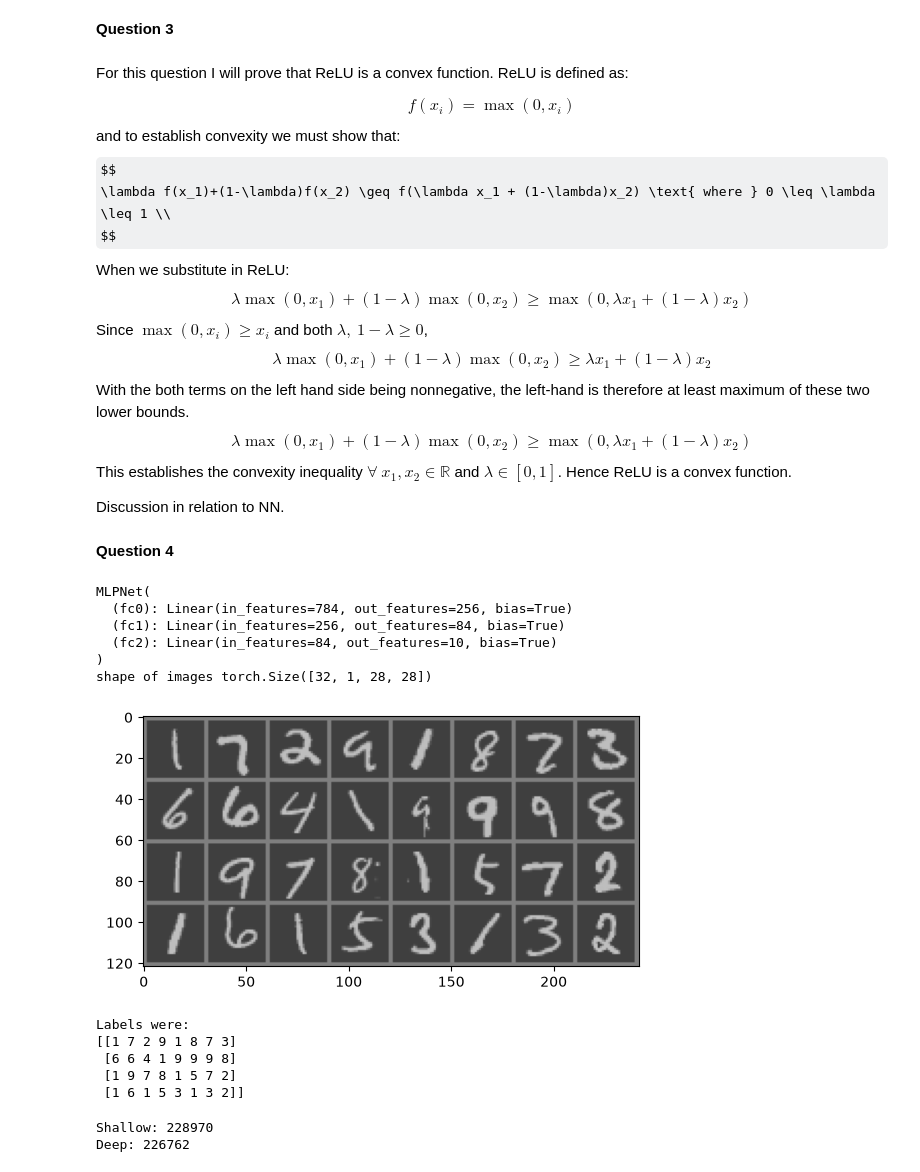
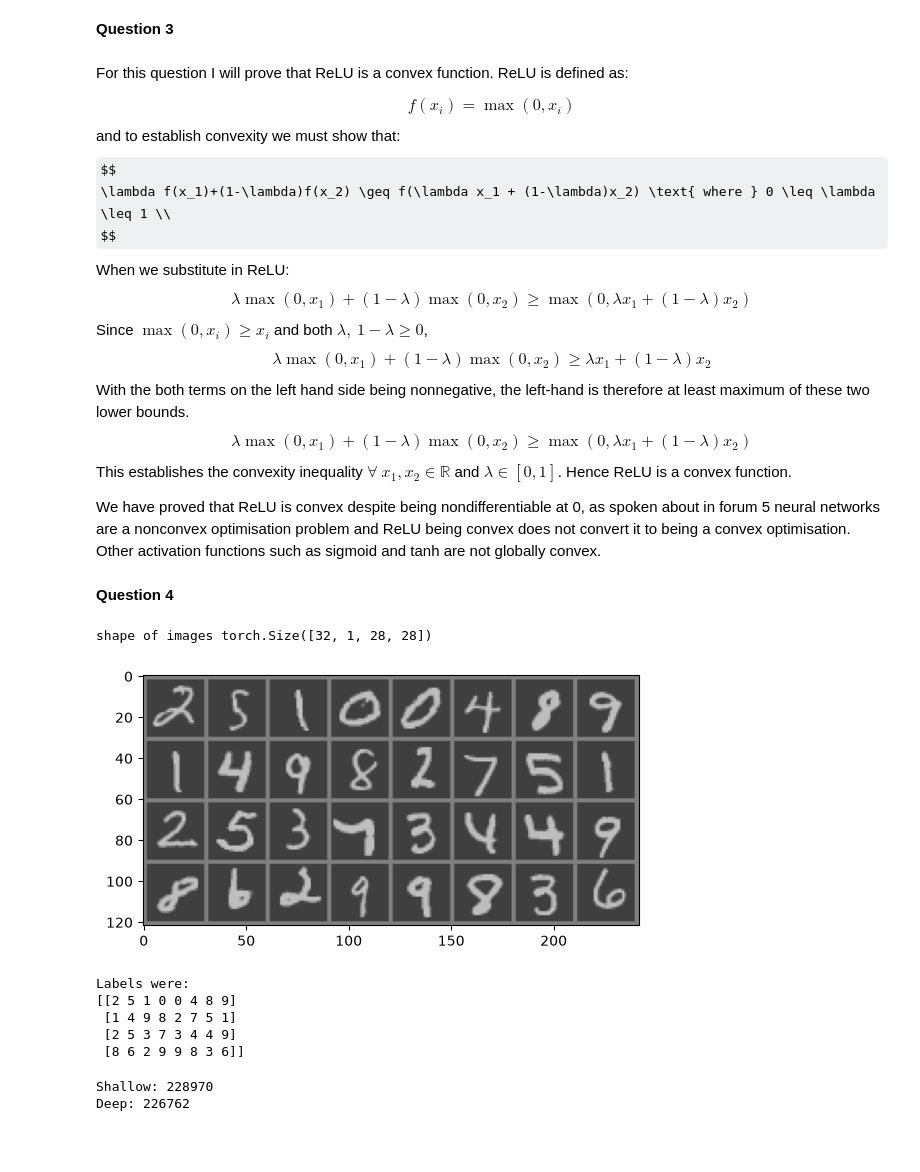
Before and after one commit to Otto-gits/Maths-of-AI, a Jupyter notebook: Assignment 2.ipynb, the cells around one changed output. Saved outputs shown, nothing was run; the diff lists cells and outputs as text; code cells hidden in the pictures; some formulas as TeX source; blank space fills up the shorter version.

```diff
--- a/Assignment 2.ipynb
+++ b/Assignment 2.ipynb
@@ -218,7 +243,7 @@ $$
 $$
 This establishes the convexity inequality $\forall \  x_1,x_2 \in \mathbb{R}$ and $\lambda \in [0,1]$. Hence ReLU is a convex function.
 
-Discussion in relation to NN.
+We have proved that ReLU is convex despite being nondifferentiable at 0, as spoken about in forum 5 neural networks are a nonconvex optimisation problem and ReLU being convex does not convert it to being a convex optimisation. Other activation functions such as sigmoid and tanh are not globally convex.
 # %% [markdown]
 **Question 4**
 # %%
@@ -241,54 +266,39 @@ class MLPNet(nn.Module):
 
     def forward(self, x):
         return self.layers(x)
 
 # Training and test datasets
 trainset = datasets.MNIST(root='../data', train=True, download=True, transform=transform)
 trainloader = torch.utils.data.DataLoader(trainset, batch_size=32, shuffle=True, num_workers=2)
 
 testset = datasets.MNIST(root='../data', train=False, download=True, transform=transform)
 testloader = torch.utils.data.DataLoader(testset, batch_size=32, shuffle=False, num_workers=2)
 
-if FLAG_GPU:
-    net.cuda()
-    print(net)
-else:
-    print(net)
 
 
 def imshow(img, l):
     img = img / 2 + 0.5
     npimg = img.numpy()
     plt.imshow(np.transpose(npimg, (1, 2, 0)))
     plt.show()
     print('Labels were:')
     print(l.reshape(-1, 8).numpy())
 
 
 # Load a sample batch of training data
 images, labels = next(iter(trainloader))
 print('shape of images', images.shape)
 
 # Display the batch
 imshow(utils.make_grid(images), labels)
-
-criterion = nn.NLLLoss()
-optimizer = optim.Adam(net.parameters(), lr=0.001)
-if FLAG_GPU:
-    criterion = criterion.cuda()
 # %% [output]
-MLPNet(
-  (fc0): Linear(in_features=784, out_features=256, bias=True)
-  (fc1): Linear(in_features=256, out_features=84, bias=True)
-  (fc2): Linear(in_features=84, out_features=10, bias=True)
-)
 shape of images torch.Size([32, 1, 28, 28])
-[figure, old version]
+[figure, new version]
 Labels were:
-[[1 7 2 9 1 8 7 3]
- [6 6 4 1 9 9 9 8]
- [1 9 7 8 1 5 7 2]
- [1 6 1 5 3 1 3 2]]
+[[2 5 1 0 0 4 8 9]
+ [1 4 9 8 2 7 5 1]
+ [2 5 3 7 3 4 4 9]
+ [8 6 2 9 9 8 3 6]]
 # %%
 shallow = MLPNet([288])
 deep = MLPNet([192, 192, 192])
```
Also changed, not shown: parts of 8 cells of this notebook.
